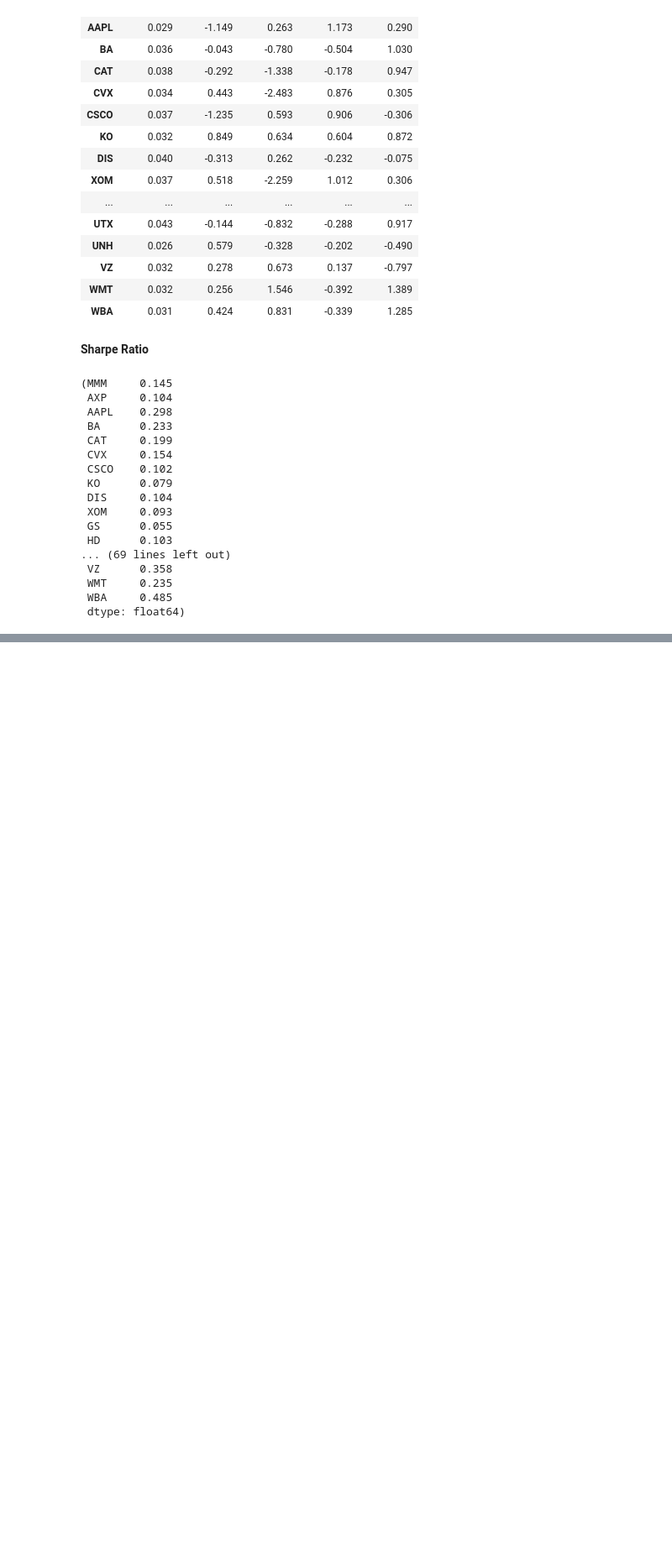
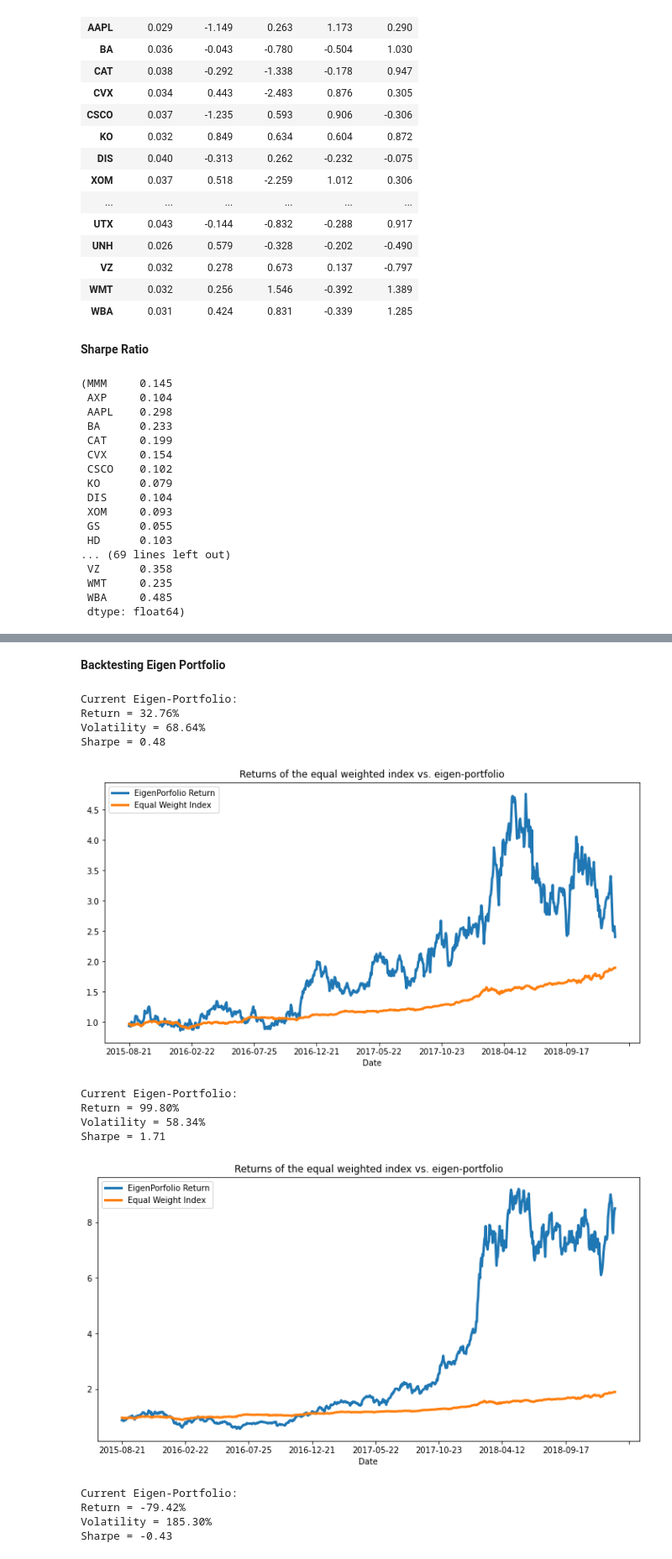
Before and after one commit to nixonwidjaja/ML-Finance, a Jupyter notebook: EigenPortfolio.ipynb, the cells around one changed output, grey strips where cells are left out. Shown at 84% size. Cells and saved outputs as stored; diff of their text form; code cells hidden in the pictures; blank space fills up the shorter version.

```diff
--- a/EigenPortfolio.ipynb
+++ b/EigenPortfolio.ipynb
@@ -281,0 +388,42 @@ sharpe_ratio(datareturns)
+# %% [markdown]
+**Backtesting Eigen Portfolio**
+# %%
+def Backtest(eigen):
+
+    '''
+
+    Plots Principle components returns against real returns.
+
+    '''
+
+    eigen_prtfi = pd.DataFrame(data ={'weights': eigen.squeeze()}, index = stock_tickers)
+    eigen_prtfi.sort_values(by=['weights'], ascending=False, inplace=True)
+
+    eigen_prti_returns = np.dot(X_test_raw.loc[:, eigen_prtfi.index], eigen)
+    eigen_portfolio_returns = pd.Series(eigen_prti_returns.squeeze(), index=X_test_raw.index)
+    returns, vol, sharpe = sharpe_ratio(eigen_portfolio_returns)
+    print('Current Eigen-Portfolio:\nReturn = %.2f%%\nVolatility = %.2f%%\nSharpe = %.2f' % (returns*100, vol*100, sharpe))
+    equal_weight_return=(X_test_raw * (1/len(pca.components_))).sum(axis=1)
+    df_plot = pd.DataFrame({'EigenPorfolio Return': eigen_portfolio_returns, 'Equal Weight Index': equal_weight_return}, index=X_test.index)
+    np.cumprod(df_plot + 1).plot(title='Returns of the equal weighted index vs. eigen-portfolio' ,
+                          figsize=(12,6), linewidth=3)
+    plt.show()
+
+Backtest(eigen=weights[5])
+Backtest(eigen=weights[1])
+Backtest(eigen=weights[14])
+# %% [output]
+Current Eigen-Portfolio:
+Return = 32.76%
+Volatility = 68.64%
+Sharpe = 0.48
+[figure, added]
+Current Eigen-Portfolio:
+Return = 99.80%
+Volatility = 58.34%
+Sharpe = 1.71
+[figure, added]
+Current Eigen-Portfolio:
+Return = -79.42%
+Volatility = 185.30%
+Sharpe = -0.43
```
Also changed, not shown: parts of 12 cells of this notebook.
